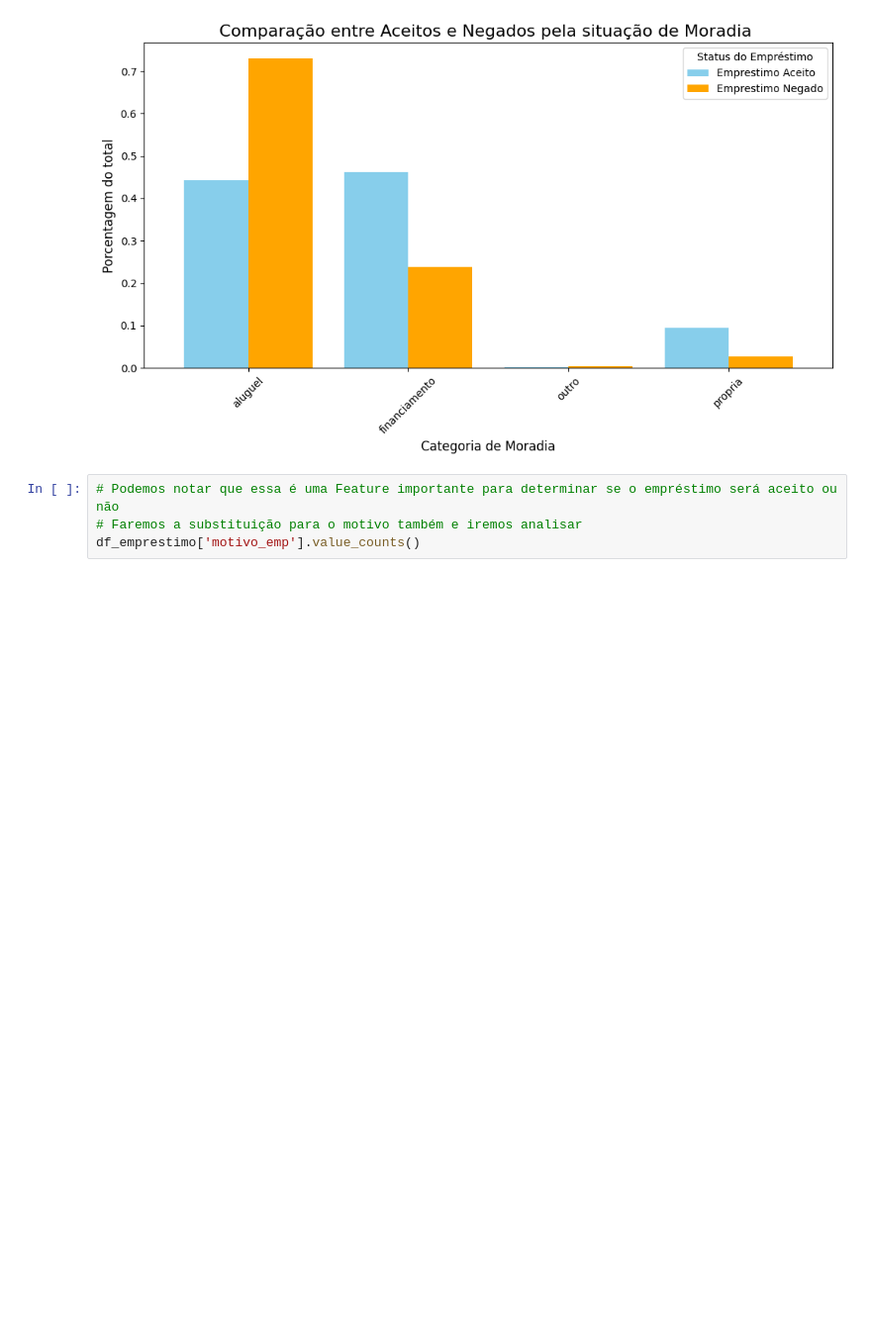
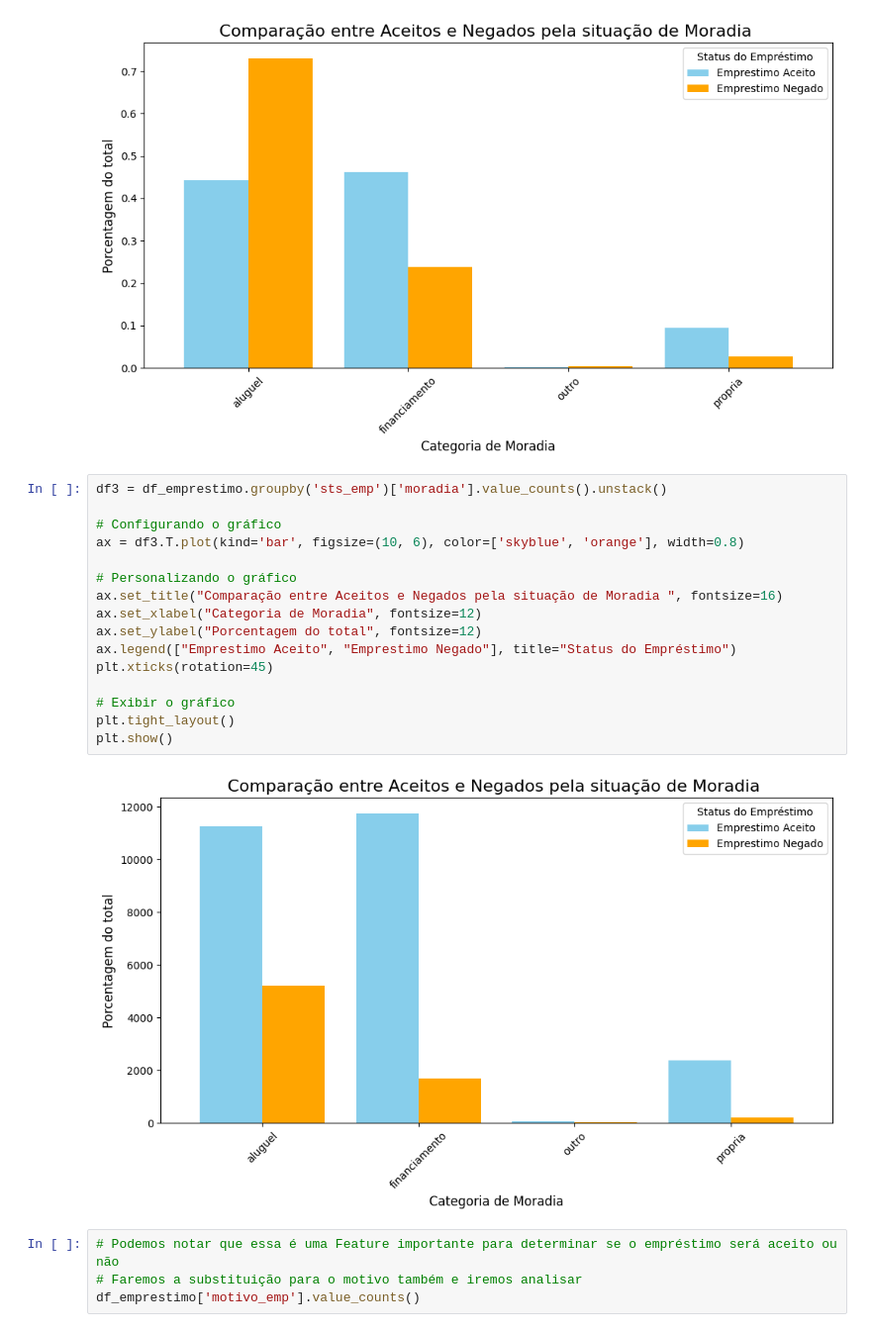
Before and after one commit to Dogix11/aprovacao_credito_previsao, a Jupyter notebook: pojeto.ipynb, the cells around one changed output. Shown at 99% size. Drawn from its saved outputs; the diff is of its cells as text; blank space fills up the shorter version.

```diff
--- a/pojeto.ipynb
+++ b/pojeto.ipynb
@@ -284,6 +291,24 @@ plt.tight_layout()
 plt.show()
 # %% [output]
 [figure]
+# %%
+df3 = df_emprestimo.groupby('sts_emp')['moradia'].value_counts().unstack()
+
+# Configurando o gráfico
+ax = df3.T.plot(kind='bar', figsize=(10, 6), color=['skyblue', 'orange'], width=0.8)
+
+# Personalizando o gráfico
+ax.set_title("Comparação entre Aceitos e Negados pela situação de Moradia ", fontsize=16)
+ax.set_xlabel("Categoria de Moradia", fontsize=12)
+ax.set_ylabel("Porcentagem do total", fontsize=12)
+ax.legend(["Emprestimo Aceito", "Emprestimo Negado"], title="Status do Empréstimo")
+plt.xticks(rotation=45)
+
+# Exibir o gráfico
+plt.tight_layout()
+plt.show()
+# %% [output]
+[figure, added]
 # %%
 # Podemos notar que essa é uma Feature importante para determinar se o empréstimo será aceito ou não
 # Faremos a substituição para o motivo também e iremos analisar
```
Also changed, not shown: parts of 3 cells of this notebook.
